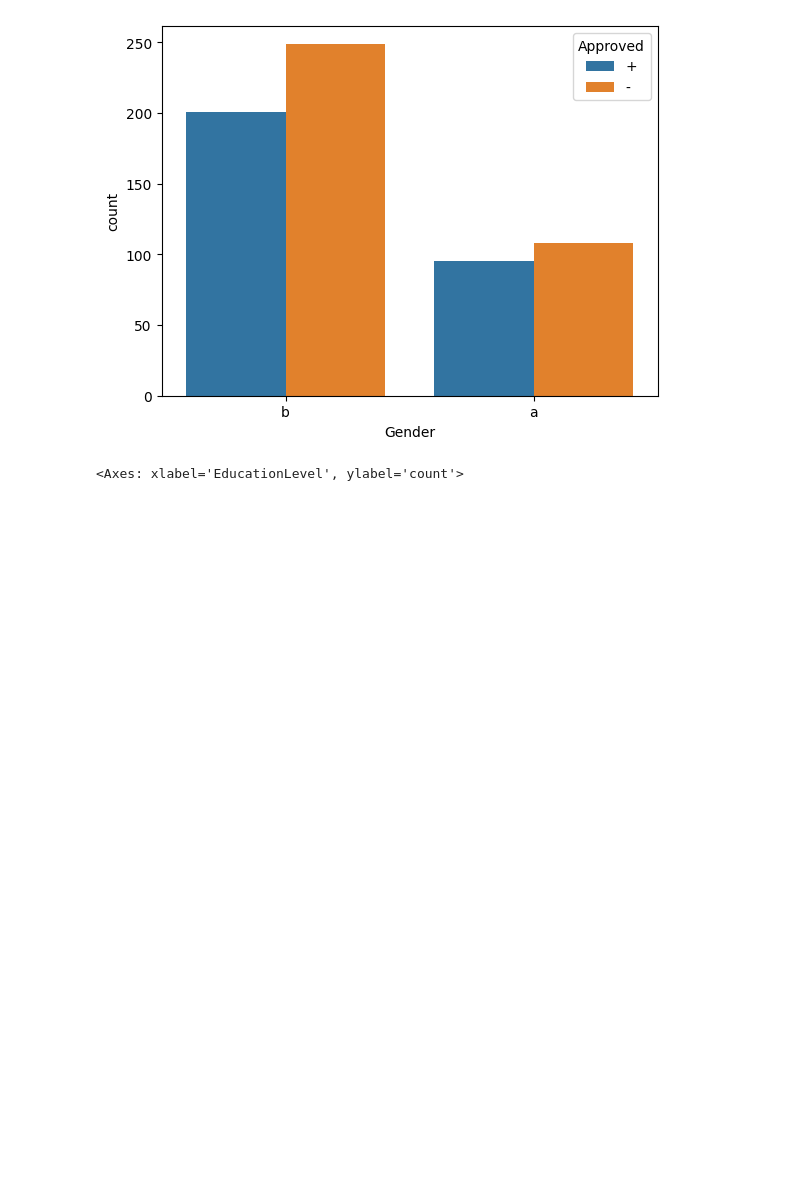
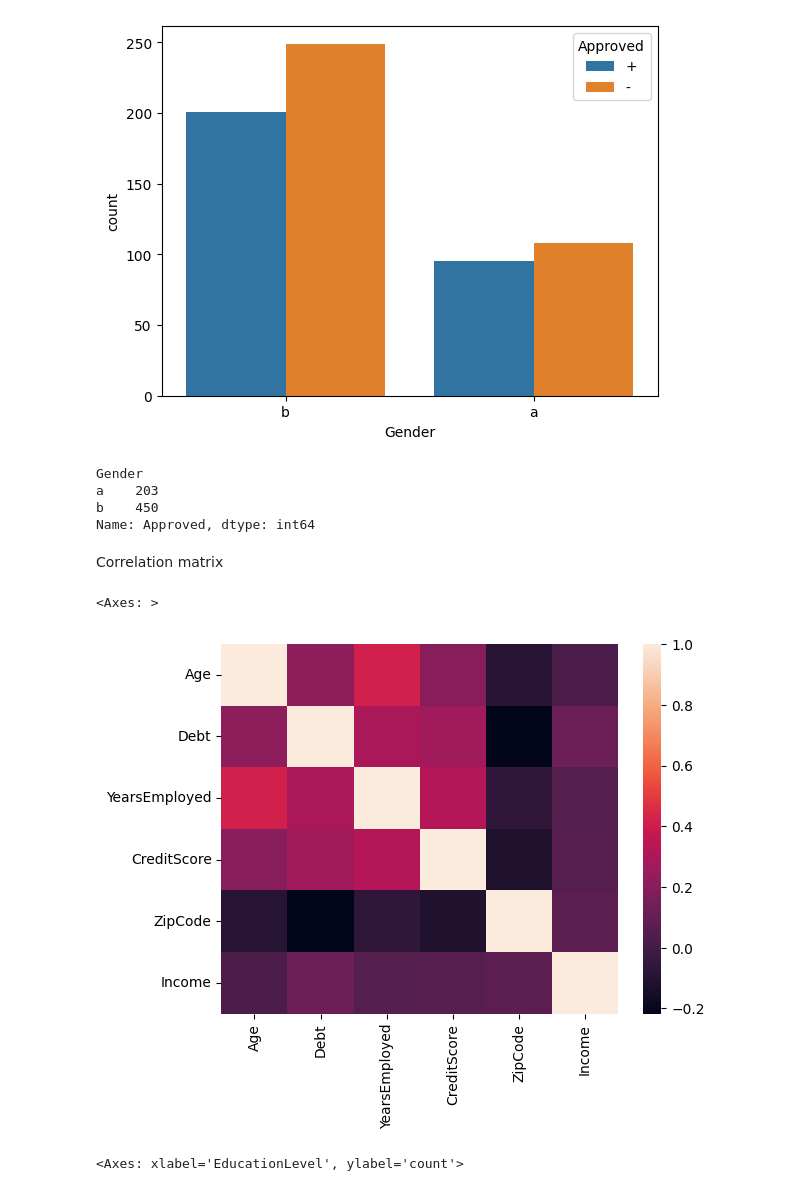
Before and after one commit to dottorm/teaching_synthetic, a Jupyter notebook: synthetic_bias.ipynb, the cells around one changed output. Drawn from its saved outputs; the diff is of its cells as text; code cells hidden in the pictures; blank space fills up the shorter version.

```diff
--- a/synthetic_bias.ipynb
+++ b/synthetic_bias.ipynb
@@ -147,6 +147,21 @@ sns.countplot(x="Gender",hue="Approved",data=data)
 # %% [output]
 <Axes: xlabel='Gender', ylabel='count'>
 [figure]
+# %%
+print(data.groupby('Gender')['Approved'].count())
+# %% [output]
+Gender
+a    203
+b    450
+Name: Approved, dtype: int64
+# %% [markdown]
+Correlation matrix
+# %%
+corr_matrix = data[numerical].corr()
+sns.heatmap(corr_matrix)
+# %% [output]
+<Axes: >
+[figure, added]
 # %%
 sns.countplot(x="EducationLevel",hue="Approved",data=data)
 # %% [output]
```
Also changed, not shown: parts of 1 cell of this notebook.
